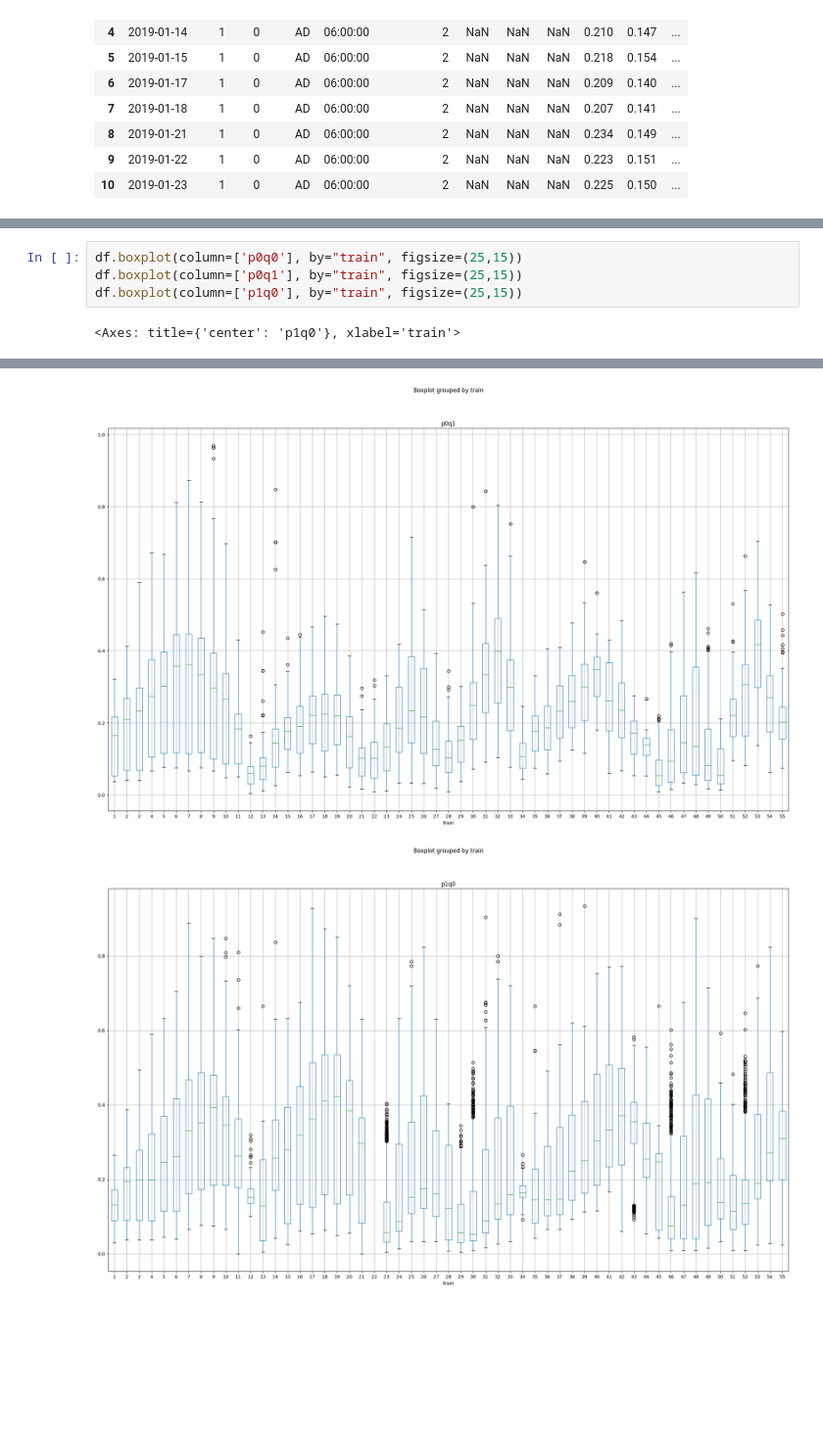
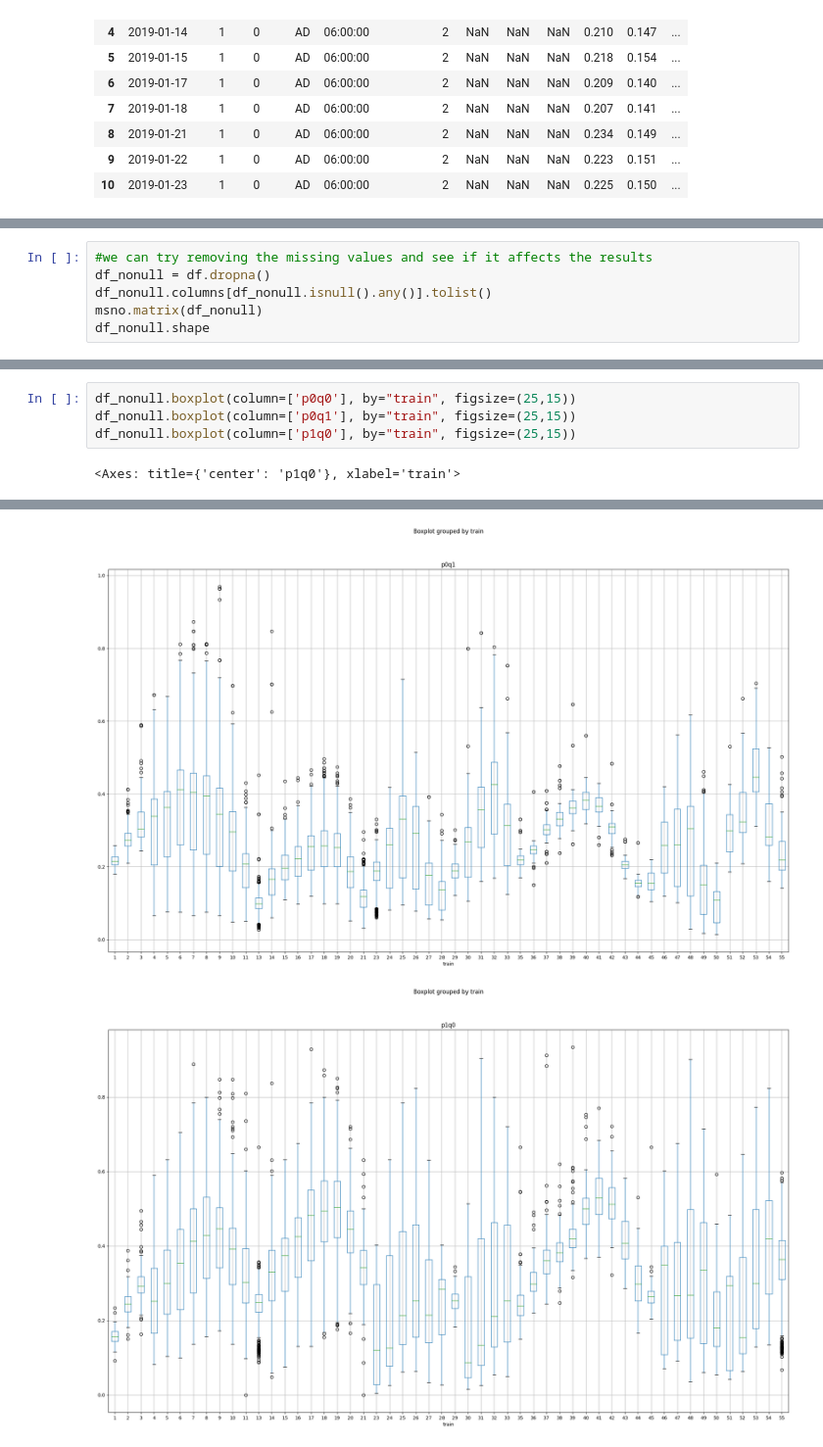
Before and after one commit to ImaneHoum/ML-network, a Jupyter notebook: code.ipynb, the cells around one changed output, grey strips where cells are left out. Shown: that part at 98% size. Cells and saved outputs as stored; diff of their text form; blank space fills up the shorter version.

```diff
--- a/code.ipynb
+++ b/code.ipynb
@@ -29,0 +39,6 @@ df.head(n=11)
+# %%
+#we can try removing the missing values and see if it affects the results
+df_nonull = df.dropna()
+df_nonull.columns[df_nonull.isnull().any()].tolist()
+msno.matrix(df_nonull)
+df_nonull.shape
@@ -41,6 +61,6 @@ plt.show()
 # %%
-df.boxplot(column=['p0q0'], by="train", figsize=(25,15))
-df.boxplot(column=['p0q1'], by="train", figsize=(25,15))
-df.boxplot(column=['p1q0'], by="train", figsize=(25,15))
+df_nonull.boxplot(column=['p0q0'], by="train", figsize=(25,15))
+df_nonull.boxplot(column=['p0q1'], by="train", figsize=(25,15))
+df_nonull.boxplot(column=['p1q0'], by="train", figsize=(25,15))
 # %% [output]
 <Axes: title={'center': 'p1q0'}, xlabel='train'>
@@ -48,2 +68,2 @@ df.boxplot(column=['p1q0'], by="train", figsize=(25,15))
-[figure, old version]
+[figure, new version]
-[figure, old version]
+[figure, new version]
```
Also changed, not shown: parts of 8 cells of this notebook.
